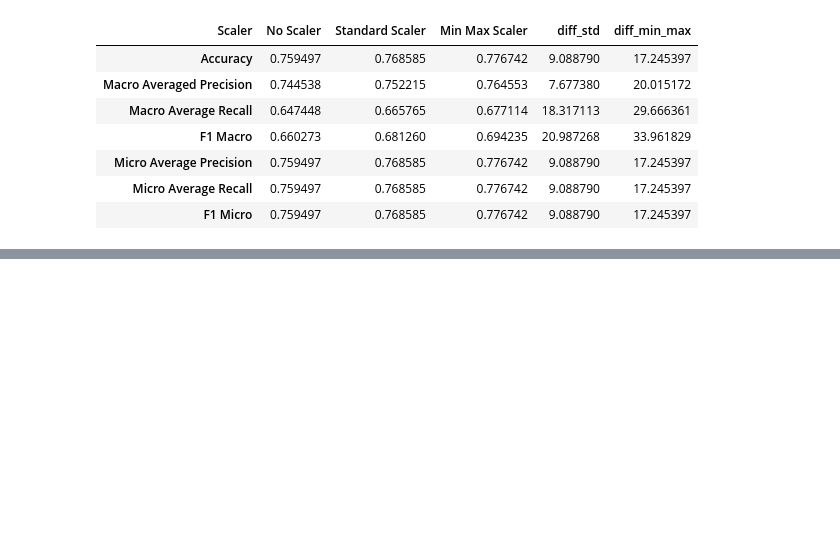
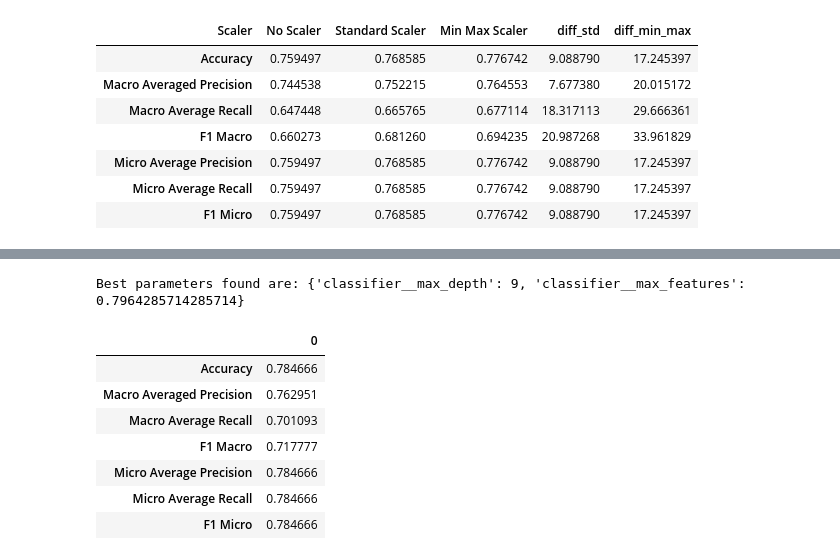
Before and after one commit to ashleyrennnnnn/Assignments-Machine-Learning, a Jupyter notebook: Assignment 2 - Albin.ipynb, the cells around one changed output, grey strips where cells are left out. Drawn from its saved outputs; the diff is of its cells as text; code cells hidden in the pictures; blank space fills up the shorter version.

```diff
--- a/Assignment 2 - Albin.ipynb
+++ b/Assignment 2 - Albin.ipynb
@@ -290,0 +313,18 @@ Best parameters found are: {'classifier__n_neighbors': 21, 'classifier__weights'
+# %%
+grid_search_and_test(
+    get_scaler_and_ohe(DecisionTreeClassifier(random_state=100)),
+    {
+        "classifier__max_depth": np.linspace(2, 30, num=25,dtype=int),
+        "classifier__max_features": ["sqrt", "log2"] + list(np.linspace(0.05,1,num=15)),
+    },
+).transpose()
+# %% [output]
+Best parameters found are: {'classifier__max_depth': 9, 'classifier__max_features': 0.7964285714285714}
+|  | 0 |
+| Accuracy | 0.784666 |
+| Macro Averaged Precision | 0.762951 |
+| Macro Average Recall | 0.701093 |
+| F1 Macro | 0.717777 |
+| Micro Average Precision | 0.784666 |
+| Micro Average Recall | 0.784666 |
+| F1 Micro | 0.784666 |
```
Also changed, not shown: parts of 5 cells of this notebook.
